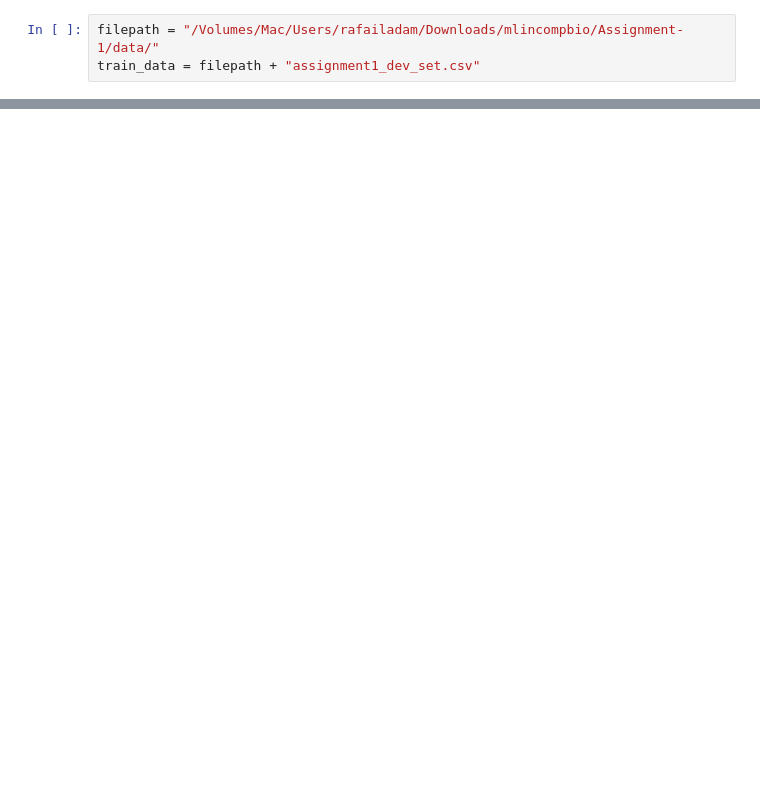
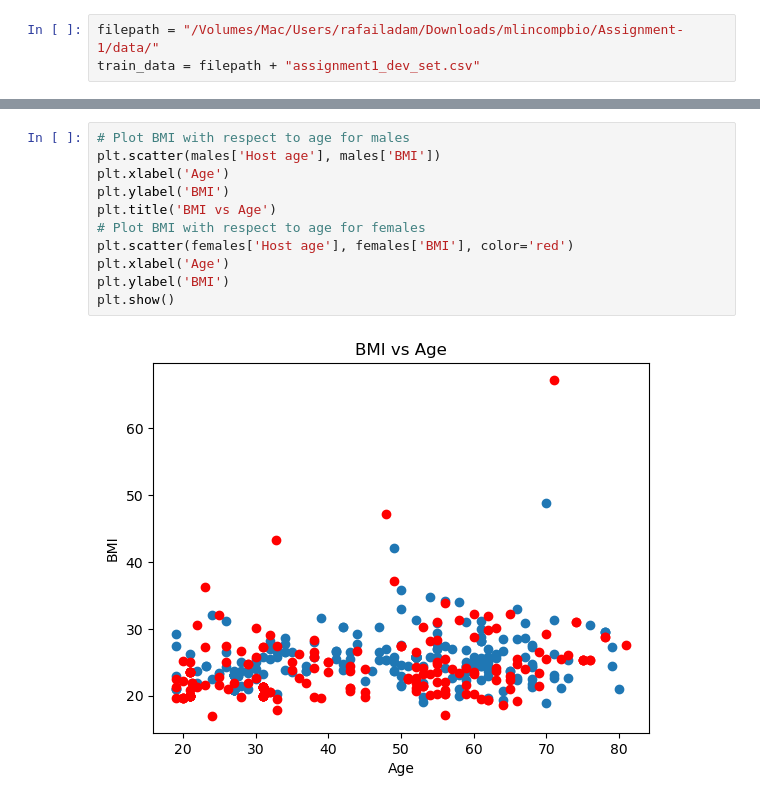
Before and after one commit to RafailTn/Assignment-1, a Jupyter notebook: notebooks/data_exploration.ipynb, the cells around one changed output, grey strips where cells are left out. Drawn from its saved outputs; the diff is of its cells as text; blank space fills up the shorter version.

```diff
--- a/notebooks/data_exploration.ipynb
+++ b/notebooks/data_exploration.ipynb
@@ -69,0 +118,13 @@ plt.show()
+# %%
+# Plot BMI with respect to age for males
+plt.scatter(males['Host age'], males['BMI'])
+plt.xlabel('Age')
+plt.ylabel('BMI')
+plt.title('BMI vs Age')
+# Plot BMI with respect to age for females
+plt.scatter(females['Host age'], females['BMI'], color='red')
+plt.xlabel('Age')
+plt.ylabel('BMI')
+plt.show()
+# %% [output]
+[figure, added]
```
Also changed, not shown: parts of 17 cells of this notebook, 6 other files.
